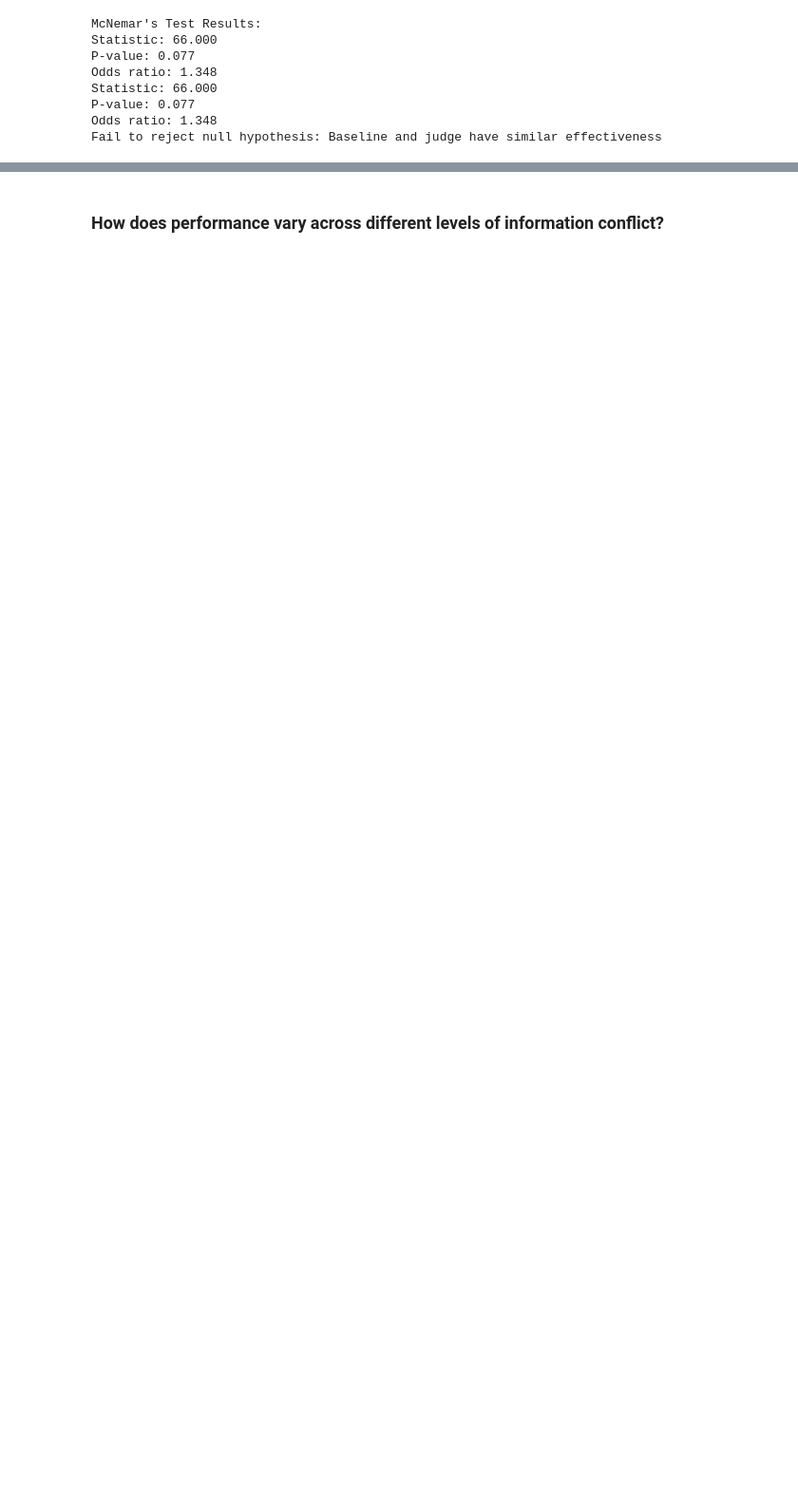
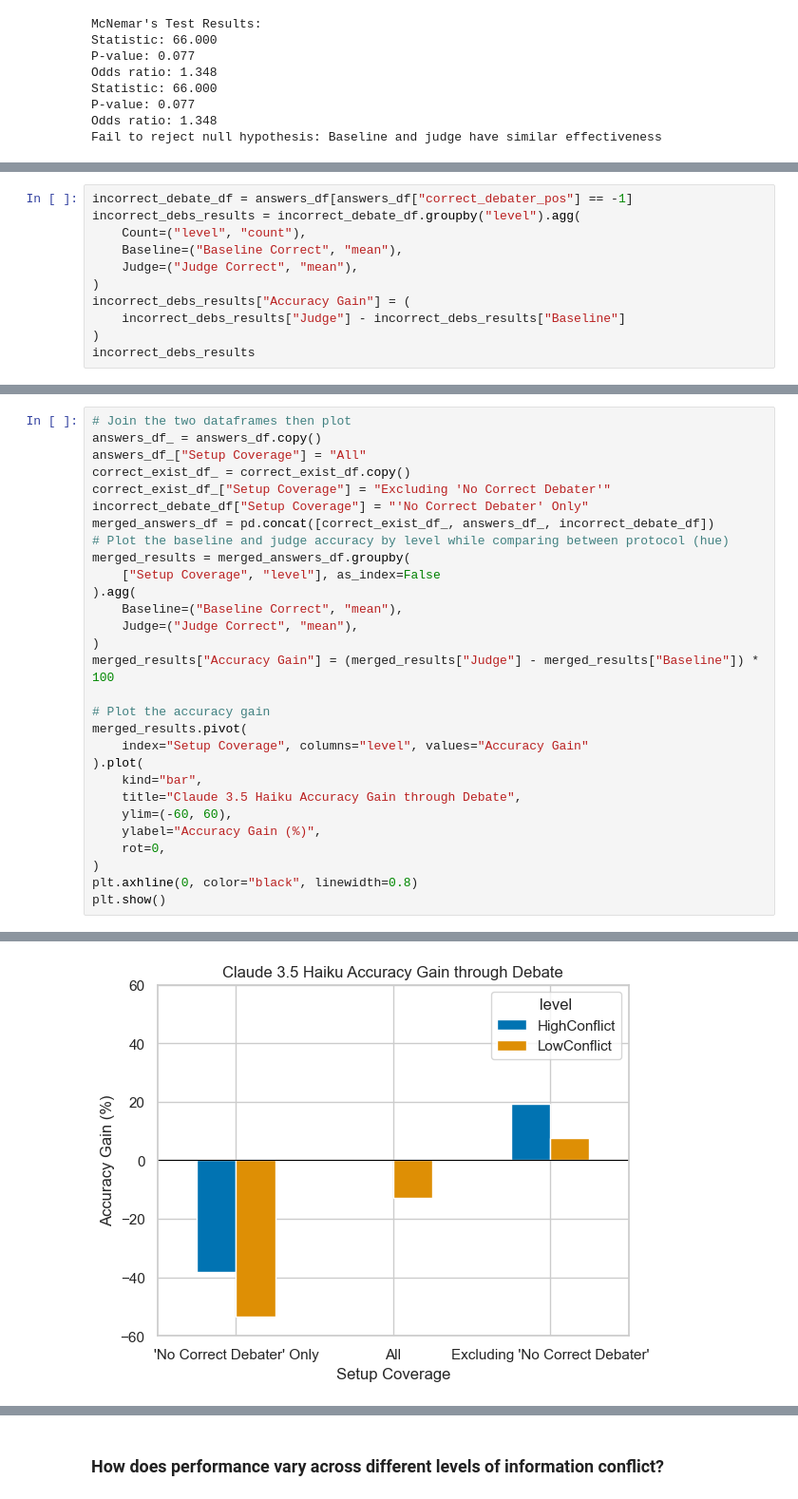
Before and after one commit to fiddien/ai-debate-experiment, a Jupyter notebook: notebooks/evaluate-claude-3.5-haiku.ipynb, the cells around one changed output, grey strips where cells are left out. Shown at 95% size. Cells and saved outputs as stored; diff of their text form; blank space fills up the shorter version.

```diff
--- a/notebooks/evaluate-claude-3.5-haiku.ipynb
+++ b/notebooks/evaluate-claude-3.5-haiku.ipynb
@@ -524,0 +99,11 @@ Fail to reject null hypothesis: Baseline and judge have similar effectiveness
+# %%
+incorrect_debate_df = answers_df[answers_df["correct_debater_pos"] == -1]
+incorrect_debs_results = incorrect_debate_df.groupby("level").agg(
+    Count=("level", "count"),
+    Baseline=("Baseline Correct", "mean"),
+    Judge=("Judge Correct", "mean"),
+)
+incorrect_debs_results["Accuracy Gain"] = (
+    incorrect_debs_results["Judge"] - incorrect_debs_results["Baseline"]
+)
+incorrect_debs_results
@@ -524,0 +135,30 @@ Fail to reject null hypothesis: Baseline and judge have similar effectiveness
+# %%
+# Join the two dataframes then plot
+answers_df_ = answers_df.copy()
+answers_df_["Setup Coverage"] = "All"
+correct_exist_df_ = correct_exist_df.copy()
+correct_exist_df_["Setup Coverage"] = "Excluding 'No Correct Debater'"
+incorrect_debate_df["Setup Coverage"] = "'No Correct Debater' Only"
+merged_answers_df = pd.concat([correct_exist_df_, answers_df_, incorrect_debate_df])
+# Plot the baseline and judge accuracy by level while comparing between protocol (hue)
+merged_results = merged_answers_df.groupby(
+    ["Setup Coverage", "level"], as_index=False
+).agg(
+    Baseline=("Baseline Correct", "mean"),
+    Judge=("Judge Correct", "mean"),
+)
+merged_results["Accuracy Gain"] = (merged_results["Judge"] - merged_results["Baseline"]) * 100
+
+# Plot the accuracy gain
+merged_results.pivot(
+    index="Setup Coverage", columns="level", values="Accuracy Gain"
+).plot(
+    kind="bar",
+    title="Claude 3.5 Haiku Accuracy Gain through Debate",
+    ylim=(-60, 60),
+    ylabel="Accuracy Gain (%)",
+    rot=0,
+)
+plt.axhline(0, color="black", linewidth=0.8)
+plt.show()
+# %% [output]
@@ -524,0 +170 @@ Fail to reject null hypothesis: Baseline and judge have similar effectiveness
+[figure, added]
```
Also changed, not shown: parts of 39 cells of this notebook, 3 other files.
